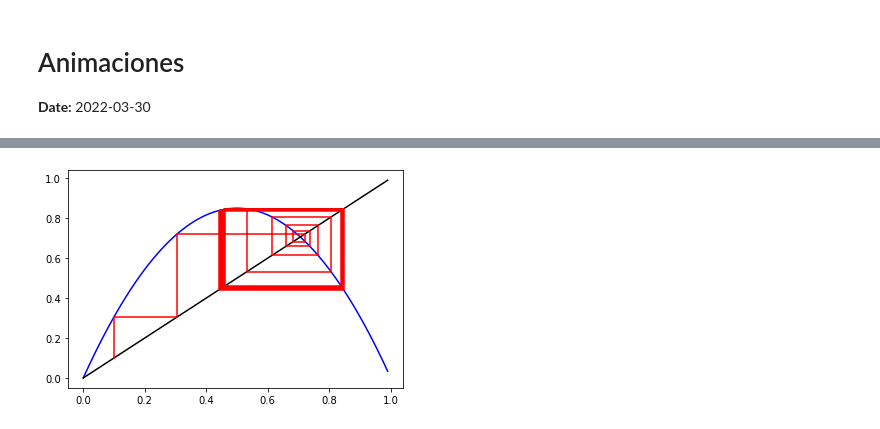
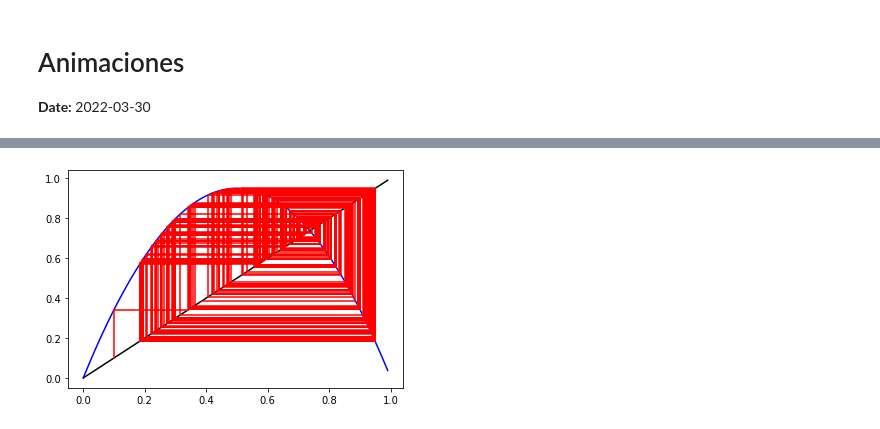
Before and after one commit to rvf0068/libretas, a Jupyter notebook: animation-logistic.ipynb, the cells around one changed output, grey strips where cells are left out. Drawn from its saved outputs; the diff is of its cells as text; code cells hidden in the pictures.

```diff
--- a/animation-logistic.ipynb
+++ b/animation-logistic.ipynb
@@ -7,32 +7,32 @@ Animaciones
 import numpy as np
 
 from matplotlib import pyplot as plt
 from celluloid import Camera
 from IPython.display import HTML
 
 def diagrama(par, x0, it):
     def f(x):
         return par*x*(1-x)
     fig, ax = plt.subplots()
     camera = Camera(fig)
     x = [x0]
     y = [x0]
     s = np.arange(0, 1, 0.01)
 
     for i in range(it):
         ax.plot(s, f(s), color='blue')
         ax.plot(s, s, color='black')
         x.append(x[2*i])
         x.append(f(x[2*i]))
         y.append(f(y[2*i]))
         y.append(f(y[2*i]))
         ax.plot(x, y, color='red')
         camera.snap()
     return camera.animate()
 
-anim = diagrama(3.4, 0.1, 200)
+anim = diagrama(3.8, 0.1, 200)
 
 HTML(anim.to_html5_video())
 # %% [output]
 [interactive output not drawn]
-[figure, old version]
+[figure, new version]
```
